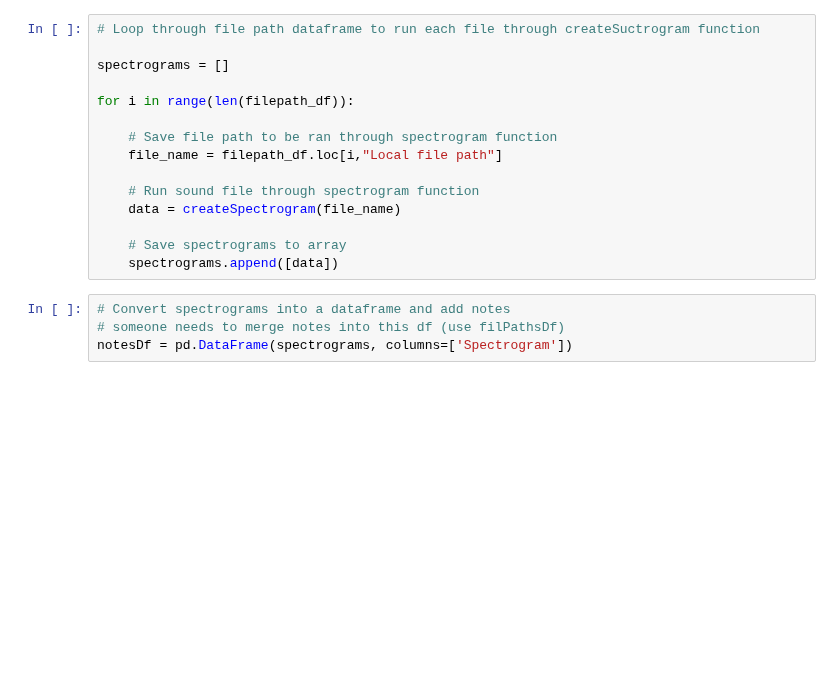
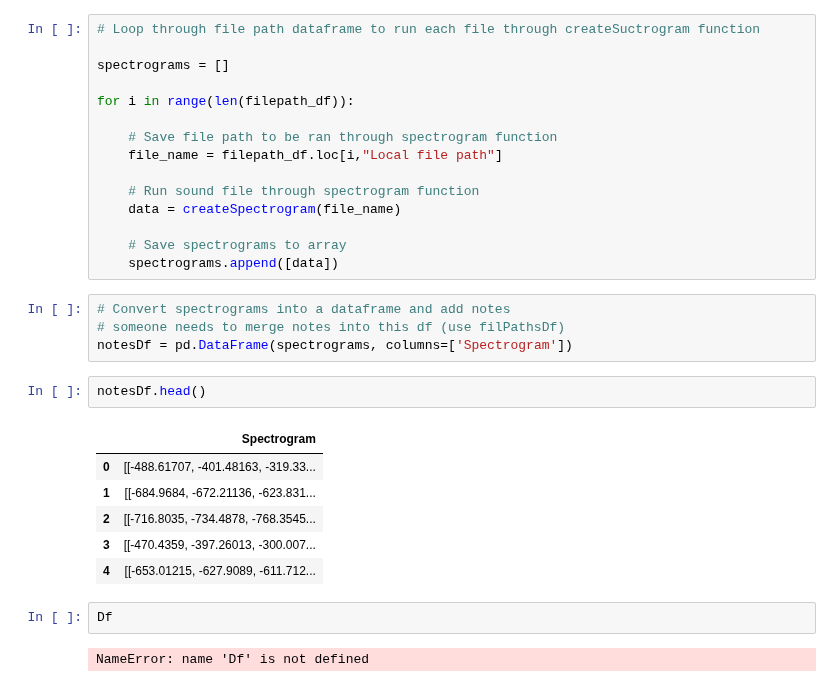
Before and after one commit to susiexia/AI_Music, a Jupyter notebook: Code/etlScript.ipynb, the cells around one changed output. Saved outputs shown, nothing was run; the diff lists cells and outputs as text; blank space fills up the shorter version.

```diff
--- a/Code/etlScript.ipynb
+++ b/Code/etlScript.ipynb
@@ -161,3 +183,16 @@ for i in range(len(filepath_df)):
 # Convert spectrograms into a dataframe and add notes
 # someone needs to merge notes into this df (use filPathsDf)
 notesDf = pd.DataFrame(spectrograms, columns=['Spectrogram'])
+# %%
+notesDf.head()
+# %% [output]
+|  | Spectrogram |
+| 0 | [[-488.61707, -401.48163, -319.33... |
+| 1 | [[-684.9684, -672.21136, -623.831... |
+| 2 | [[-716.8035, -734.4878, -768.3545... |
+| 3 | [[-470.4359, -397.26013, -300.007... |
+| 4 | [[-653.01215, -627.9089, -611.712... |
+# %%
+Df
+# %% [output]
+NameError: name 'Df' is not defined
```
Also changed, not shown: parts of 4 cells of this notebook, 4 other files.
